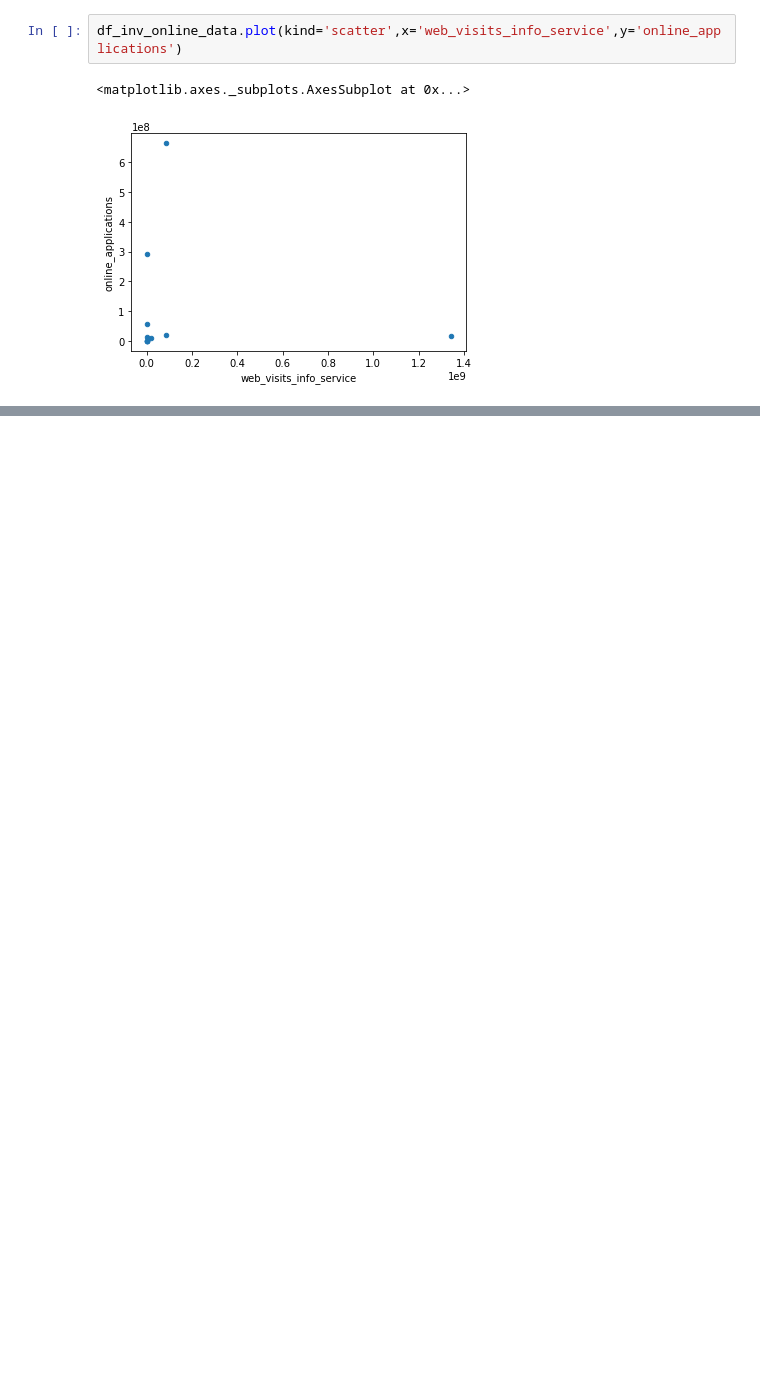
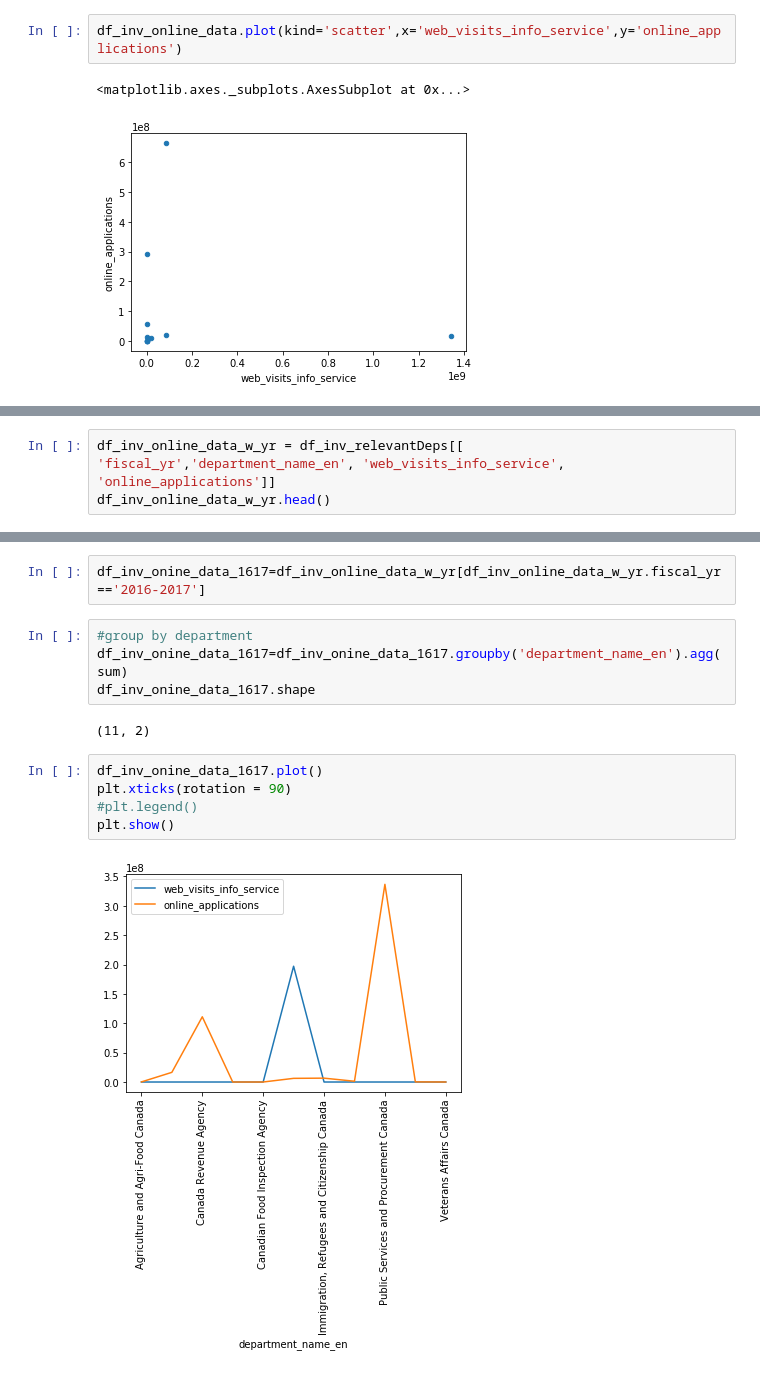
Before and after one commit to d-ta/GC-Service-Inventory-EDA, a Jupyter notebook: GC Service Inventory_DJ.ipynb, the cells around one changed output, grey strips where cells are left out. Saved outputs shown, nothing was run; the diff lists cells and outputs as text; blank space fills up the shorter version.

```diff
--- a/GC Service Inventory_DJ.ipynb
+++ b/GC Service Inventory_DJ.ipynb
@@ -109,0 +124,4 @@ df_inv_online_data.plot(kind='scatter',x='web_visits_info_service',y='online_app
+# %%
+df_inv_online_data_w_yr = df_inv_relevantDeps[[
+'fiscal_yr','department_name_en', 'web_visits_info_service', 'online_applications']]
+df_inv_online_data_w_yr.head()
@@ -109,0 +135,15 @@ df_inv_online_data.plot(kind='scatter',x='web_visits_info_service',y='online_app
+# %%
+df_inv_onine_data_1617=df_inv_online_data_w_yr[df_inv_online_data_w_yr.fiscal_yr=='2016-2017']
+# %%
+#group by department
+df_inv_onine_data_1617=df_inv_onine_data_1617.groupby('department_name_en').agg(sum)
+df_inv_onine_data_1617.shape
+# %% [output]
+(11, 2)
+# %%
+df_inv_onine_data_1617.plot()
+plt.xticks(rotation = 90)
+#plt.legend()
+plt.show()
+# %% [output]
+[figure, added]
```
Also changed, not shown: parts of 11 cells of this notebook, 1 other file.
